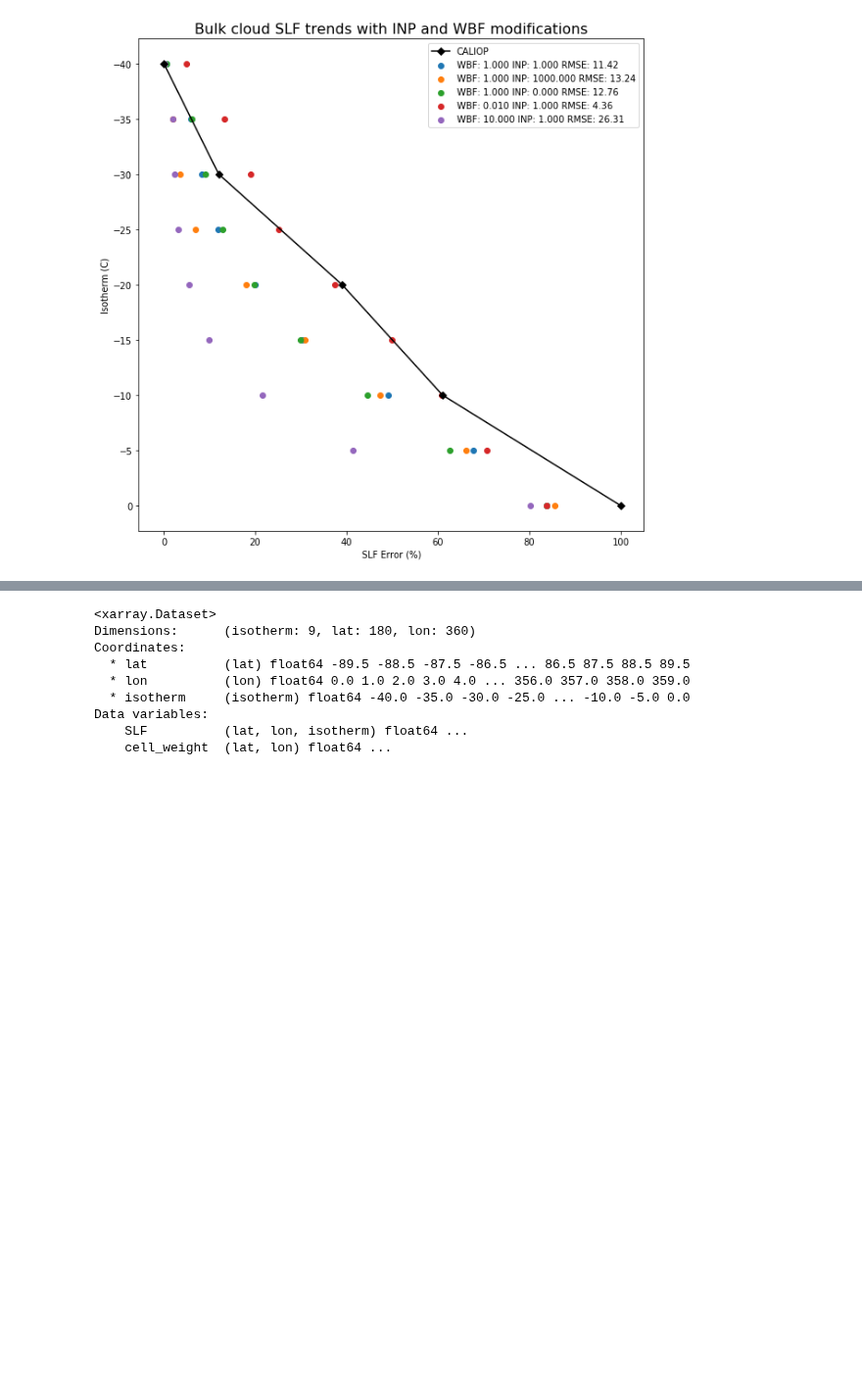
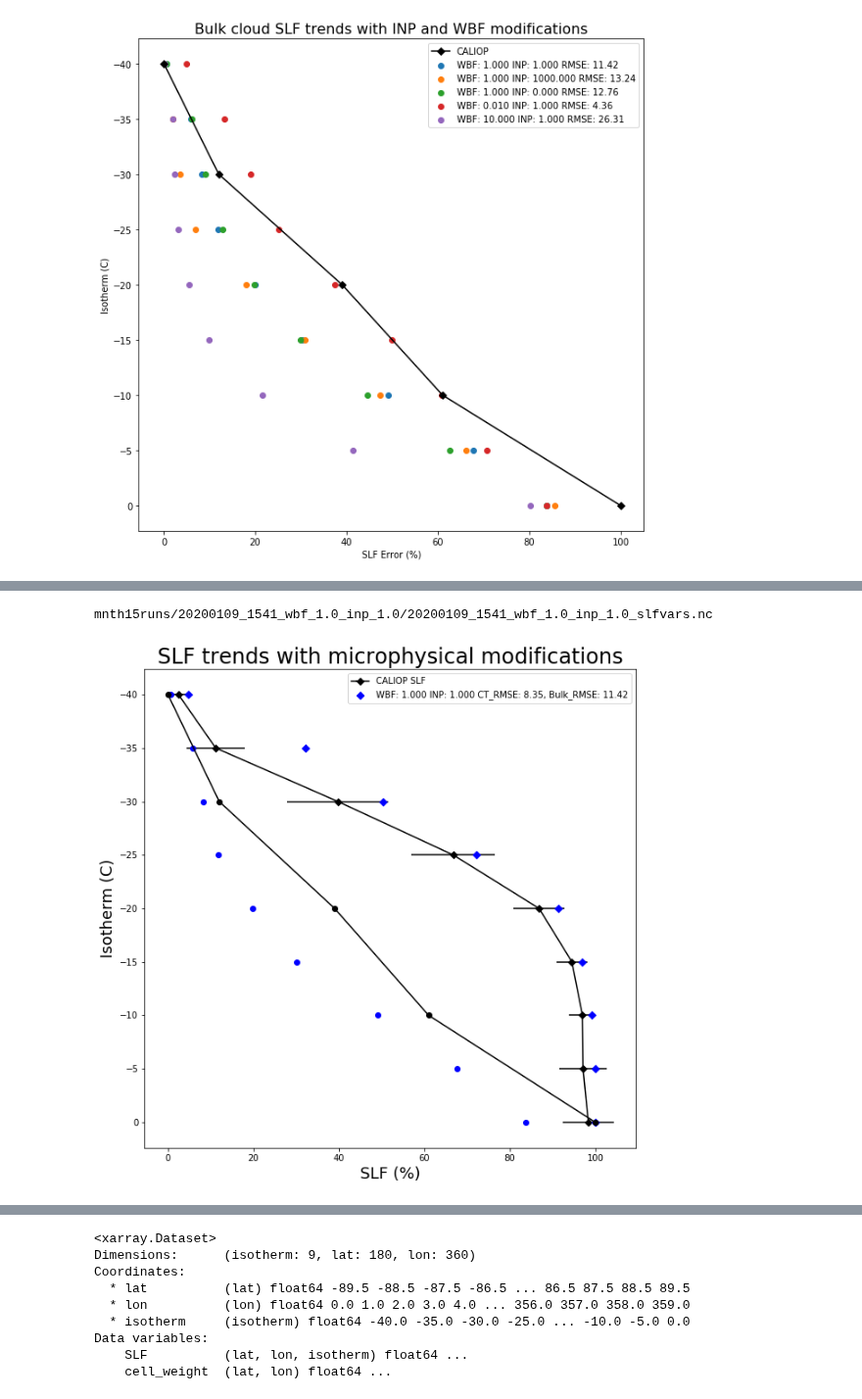
Before and after one commit to jshaw35/netcdf_analysis, a Jupyter notebook: ct_metric.ipynb, the cells around one changed output, grey strips where cells are left out. Shown at 98% size. Cells and saved outputs as stored; diff of their text form; code cells hidden in the pictures; blank space fills up the shorter version.

```diff
--- a/ct_metric.ipynb
+++ b/ct_metric.ipynb
@@ -170,3 +178,13 @@ filename = '%s/SLFcomparison_WBFonly.png' % (output_dir)
 
 wbf_only.savefig(filename,format = 'png', dpi = 200)
 wbf_only.clf()
+# %%
+control_metric = CT_SLF_Metric(case_dir)
+control_metric.add_case(base_case)
+control_metric.set_origin(base_case)
+# %% [output]
+mnth15runs/20200109_1541_wbf_1.0_inp_1.0/20200109_1541_wbf_1.0_inp_1.0_slfvars.nc
+# %%
+forfulb = control_metric.plot_isos_all()
+# %% [output]
+[figure, added]
```
Also changed, not shown: parts of 13 cells of this notebook, 9 other files.
